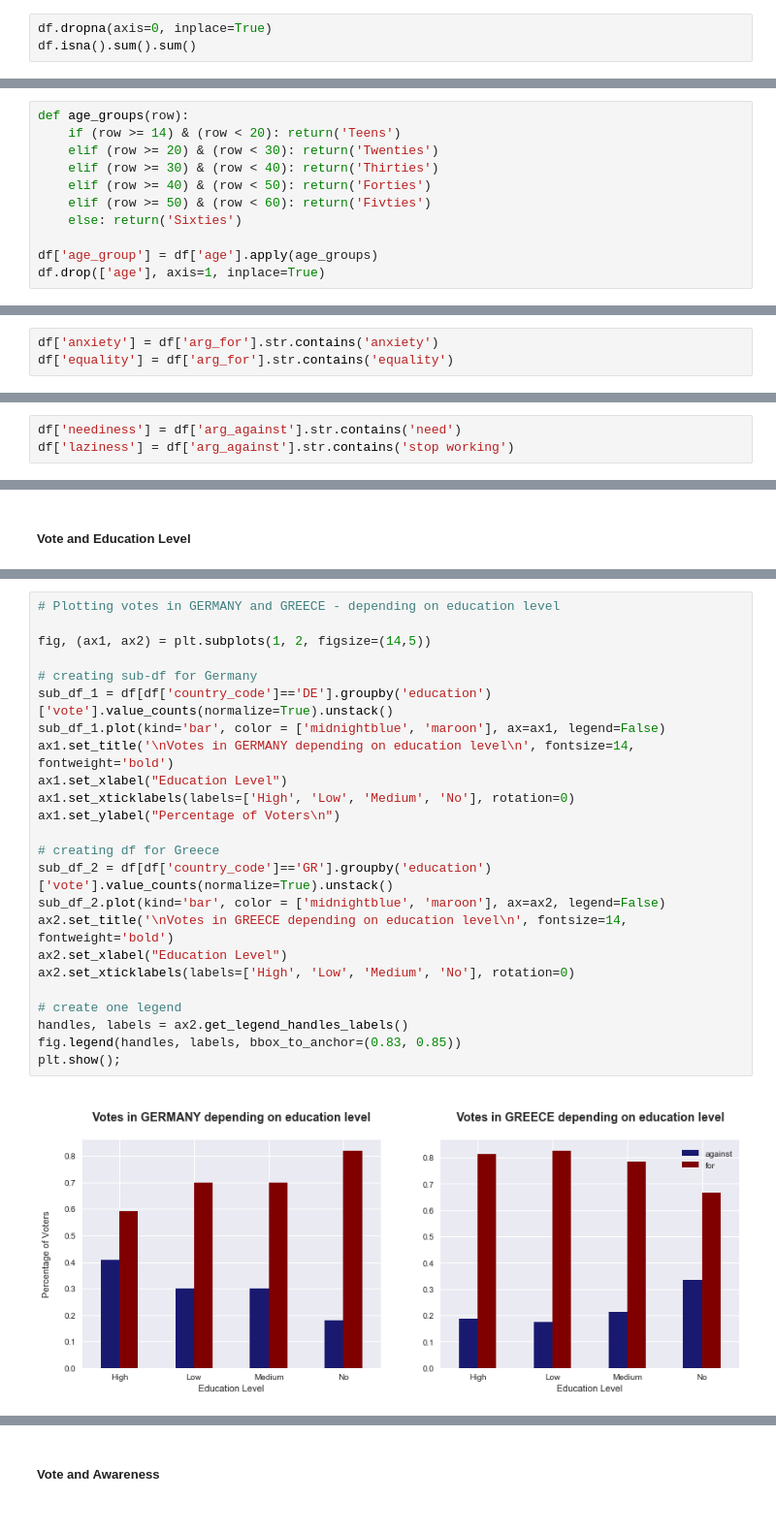
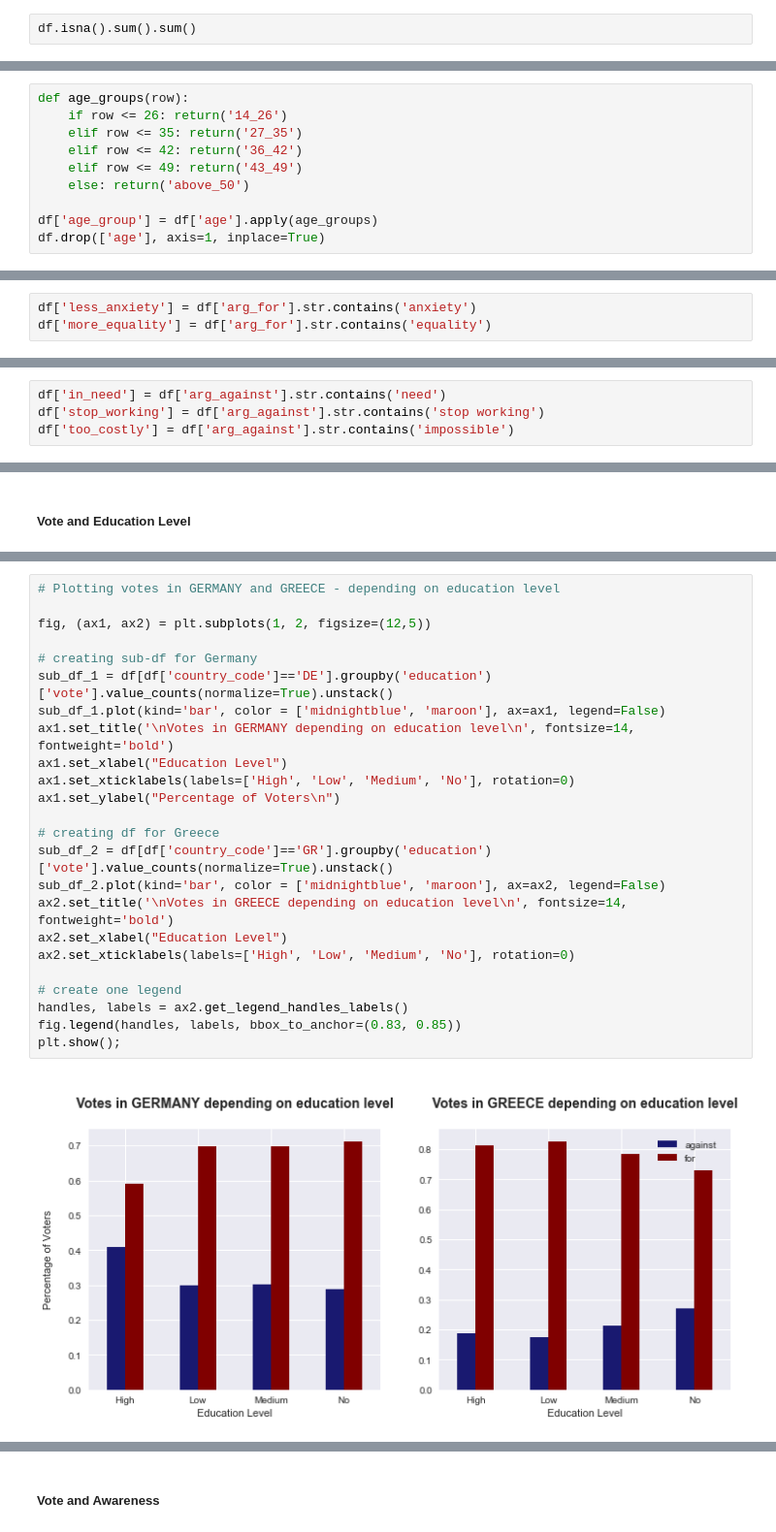
Before and after one commit to BrittaInData/dsc-3-final-project-online-ds-ft-100118, a Jupyter notebook: 01_Final_Notebook.ipynb, the cells around one changed output, grey strips where cells are left out. Shown at 97% size. Drawn from its saved outputs; the diff is of its cells as text.

```diff
--- a/01_Final_Notebook.ipynb
+++ b/01_Final_Notebook.ipynb
@@ -202,5 +212,4 @@ As we talk about only 7& of missing values, dropping the observations with missi
 # %%
-df.dropna(axis=0, inplace=True)
 df.isna().sum().sum()
 # %% [output]
 0
@@ -279,11 +310,10 @@ df['effect'] = df['effect'].apply(effect_coding).astype(str)
 # %%
 def age_groups(row):
-    if (row >= 14) & (row < 20): return('Teens')
-    elif (row >= 20) & (row < 30): return('Twenties')
-    elif (row >= 30) & (row < 40): return('Thirties')
-    elif (row >= 40) & (row < 50): return('Forties')
-    elif (row >= 50) & (row < 60): return('Fivties')
-    else: return('Sixties')
+    if row <= 26: return('14_26')
+    elif row <= 35: return('27_35')
+    elif row <= 42: return('36_42')
+    elif row <= 49: return('43_49')
+    else: return('above_50')
 
 df['age_group'] = df['age'].apply(age_groups)
 df.drop(['age'], axis=1, inplace=True)
@@ -328,6 +362,6 @@ plt.xlabel('Count');
 # %%
-df['anxiety'] = df['arg_for'].str.contains('anxiety')
-df['equality'] = df['arg_for'].str.contains('equality')
+df['less_anxiety'] = df['arg_for'].str.contains('anxiety')
+df['more_equality'] = df['arg_for'].str.contains('equality')
 # %%
 arg_against = ['It is impossible to finance', 'It might encourage people to stop working',
                'Foreigners might come to my country and take advantage of the benefit',
@@ -365,6 +399,7 @@ plt.xlabel('Count');
 # %%
-df['neediness'] = df['arg_against'].str.contains('need')
-df['laziness'] = df['arg_against'].str.contains('stop working')
+df['in_need'] = df['arg_against'].str.contains('need')
+df['stop_working'] = df['arg_against'].str.contains('stop working')
+df['too_costly'] = df['arg_against'].str.contains('impossible')
 # %%
 df.drop(['arg_for', 'arg_against'], axis=1, inplace=True)
 # %%
@@ -479,29 +514,29 @@ plt.legend(bbox_to_anchor=(1.15, 1), title='Vote');
 # %%
 # Plotting votes in GERMANY and GREECE - depending on education level
 
-fig, (ax1, ax2) = plt.subplots(1, 2, figsize=(14,5))
+fig, (ax1, ax2) = plt.subplots(1, 2, figsize=(12,5))
 
 # creating sub-df for Germany
 sub_df_1 = df[df['country_code']=='DE'].groupby('education')['vote'].value_counts(normalize=True).unstack()
 sub_df_1.plot(kind='bar', color = ['midnightblue', 'maroon'], ax=ax1, legend=False)
 ax1.set_title('\nVotes in GERMANY depending on education level\n', fontsize=14, fontweight='bold')
 ax1.set_xlabel("Education Level")
 ax1.set_xticklabels(labels=['High', 'Low', 'Medium', 'No'], rotation=0)
 ax1.set_ylabel("Percentage of Voters\n")
 
 # creating df for Greece
 sub_df_2 = df[df['country_code']=='GR'].groupby('education')['vote'].value_counts(normalize=True).unstack()
 sub_df_2.plot(kind='bar', color = ['midnightblue', 'maroon'], ax=ax2, legend=False)
 ax2.set_title('\nVotes in GREECE depending on education level\n', fontsize=14, fontweight='bold')
 ax2.set_xlabel("Education Level")
 ax2.set_xticklabels(labels=['High', 'Low', 'Medium', 'No'], rotation=0)
 
 # create one legend
 handles, labels = ax2.get_legend_handles_labels()
 fig.legend(handles, labels, bbox_to_anchor=(0.83, 0.85))
 plt.show();
 # %% [output]
-[figure, old version]
+[figure, new version]
 # %%
 # Plotting votes in 4 countries - depending on education level
 
```
Also changed, not shown: parts of 138 cells of this notebook, 1 other file.
